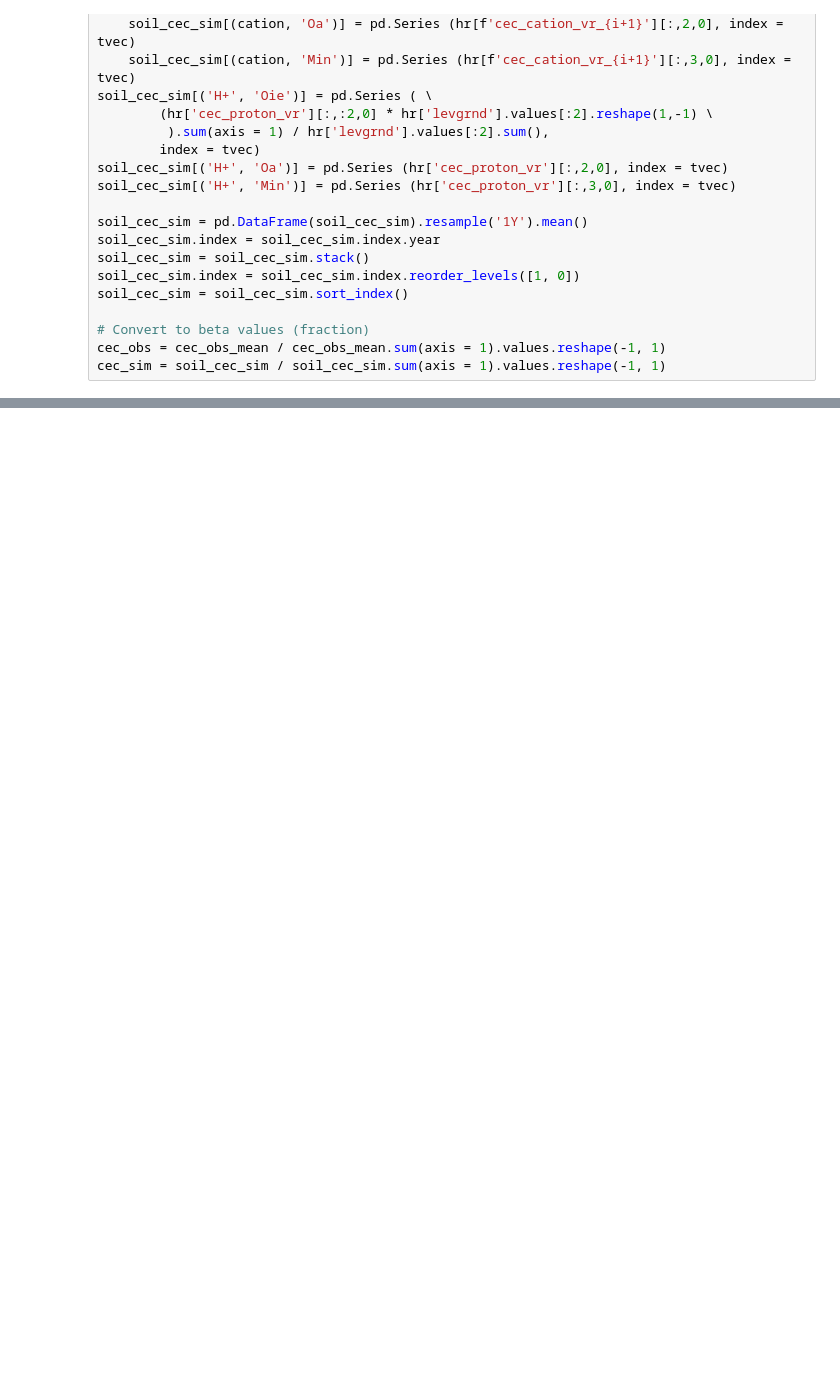
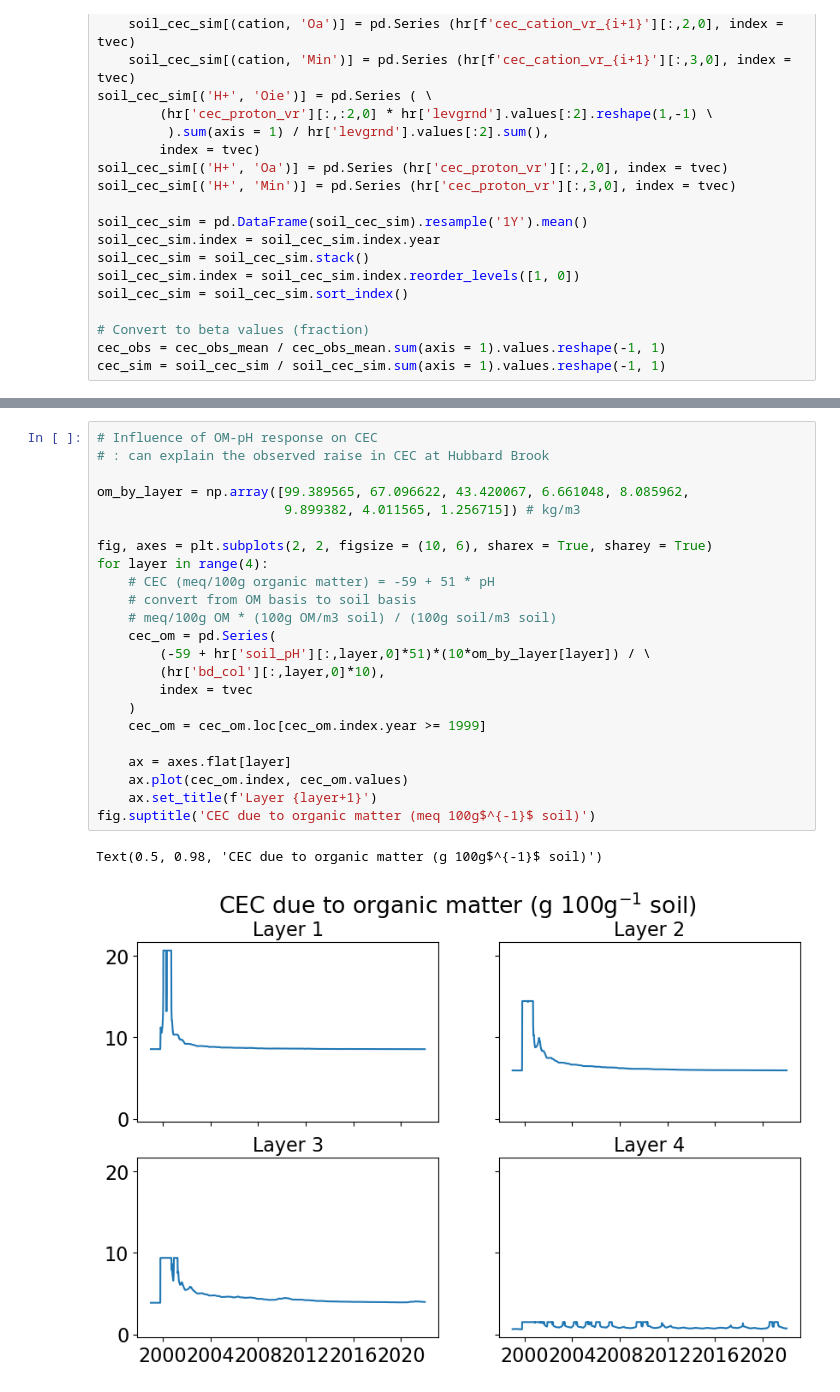
Before and after one commit to ypwong22/erw_scripts, a Jupyter notebook: plot_simulation_obs_HBR.ipynb, the cells around one changed output, grey strips where cells are left out. Drawn from its saved outputs; the diff is of its cells as text; blank space fills up the shorter version.

```diff
--- a/plot_simulation_obs_HBR.ipynb
+++ b/plot_simulation_obs_HBR.ipynb
@@ -586,0 +581,26 @@ hr.close()
+# %%
+# Influence of OM-pH response on CEC
+# : can explain the observed raise in CEC at Hubbard Brook
+
+om_by_layer = np.array([99.389565, 67.096622, 43.420067, 6.661048, 8.085962,
+                        9.899382, 4.011565, 1.256715]) # kg/m3
+
+fig, axes = plt.subplots(2, 2, figsize = (10, 6), sharex = True, sharey = True)
+for layer in range(4):
+    # CEC (meq/100g organic matter) = -59 + 51 * pH
+    # convert from OM basis to soil basis
+    # meq/100g OM * (100g OM/m3 soil) / (100g soil/m3 soil)
+    cec_om = pd.Series(
+        (-59 + hr['soil_pH'][:,layer,0]*51)*(10*om_by_layer[layer]) / \
+        (hr['bd_col'][:,layer,0]*10),
+        index = tvec
+    )
+    cec_om = cec_om.loc[cec_om.index.year >= 1999]
+
+    ax = axes.flat[layer]
+    ax.plot(cec_om.index, cec_om.values)
+    ax.set_title(f'Layer {layer+1}')
+fig.suptitle('CEC due to organic matter (meq 100g$^{-1}$ soil)')
+# %% [output]
+Text(0.5, 0.98, 'CEC due to organic matter (g 100g$^{-1}$ soil)')
+[figure, added]
```
Also changed, not shown: parts of 16 cells of this notebook, 14 other files.
